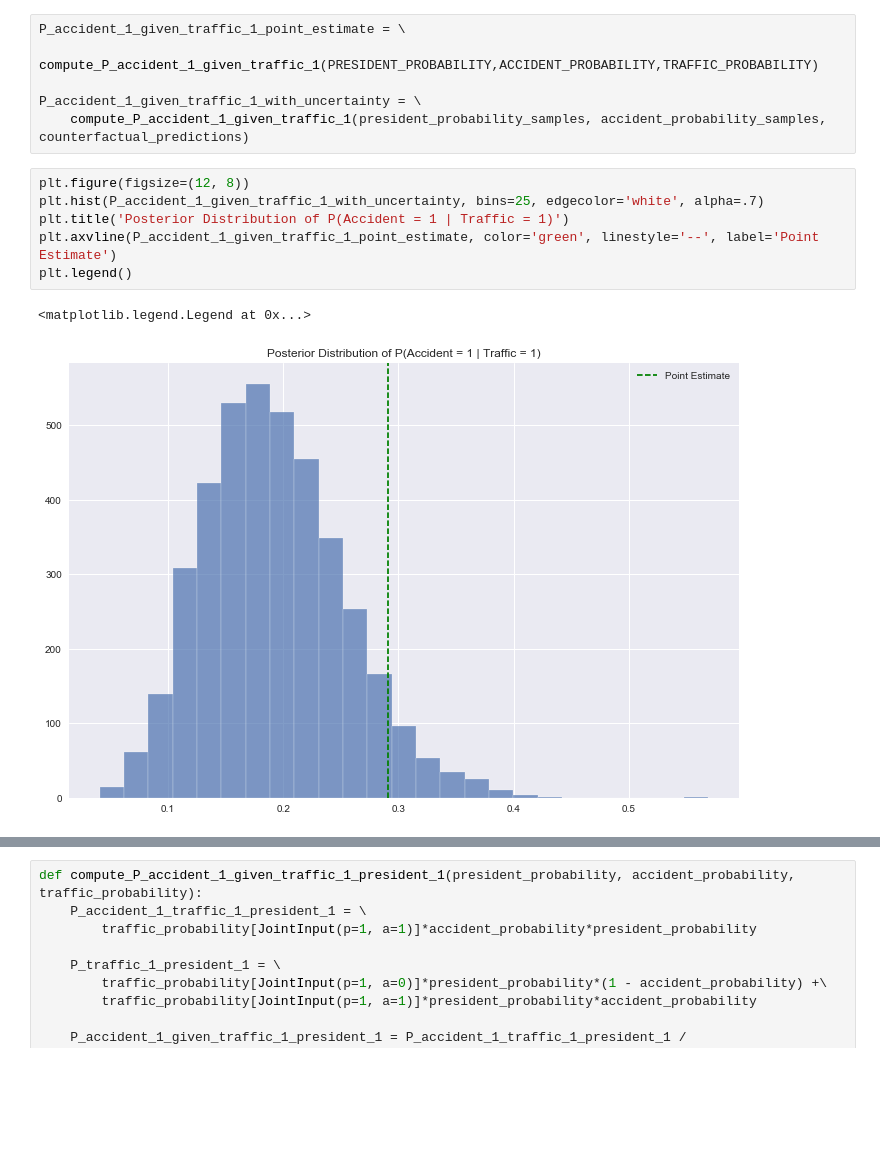
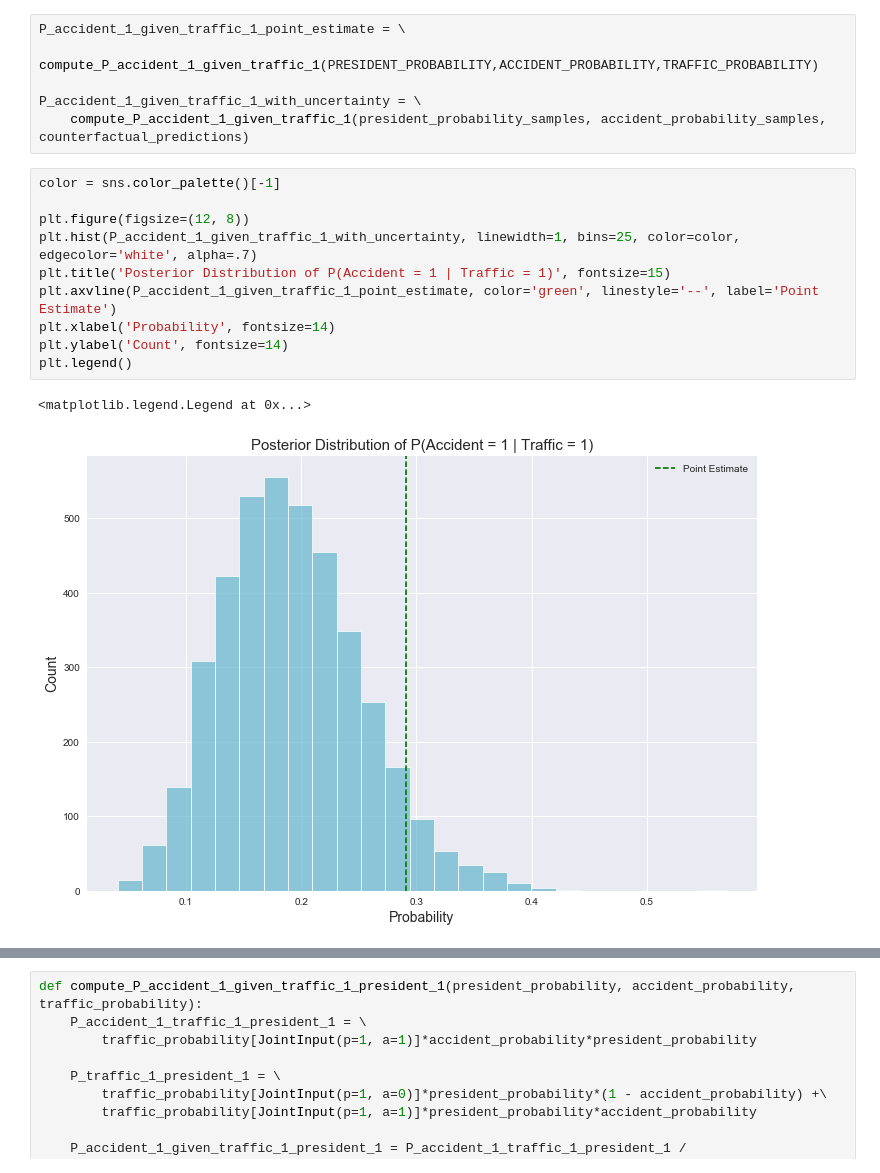
Before and after one commit to cavaunpeu/intercausal-reasoning, a Jupyter notebook: intercausal_reasoning.ipynb, the cells around one changed output, grey strips where cells are left out. Cells and saved outputs as stored; diff of their text form; blank space fills up the shorter version.

Commit message:
update colors, axis titles, fontsize on posterior distribution plots

```diff
--- a/intercausal_reasoning.ipynb
+++ b/intercausal_reasoning.ipynb
@@ -200,14 +200,18 @@ P_accident_1_given_traffic_1_point_estimate = \
 P_accident_1_given_traffic_1_with_uncertainty = \
     compute_P_accident_1_given_traffic_1(president_probability_samples, accident_probability_samples, counterfactual_predictions)
 # %%
+color = sns.color_palette()[-1]
+
 plt.figure(figsize=(12, 8))
-plt.hist(P_accident_1_given_traffic_1_with_uncertainty, bins=25, edgecolor='white', alpha=.7)
-plt.title('Posterior Distribution of P(Accident = 1 | Traffic = 1)')
+plt.hist(P_accident_1_given_traffic_1_with_uncertainty, linewidth=1, bins=25, color=color, edgecolor='white', alpha=.7)
+plt.title('Posterior Distribution of P(Accident = 1 | Traffic = 1)', fontsize=15)
 plt.axvline(P_accident_1_given_traffic_1_point_estimate, color='green', linestyle='--', label='Point Estimate')
+plt.xlabel('Probability', fontsize=14)
+plt.ylabel('Count', fontsize=14)
 plt.legend()
 # %% [output]
 <matplotlib.legend.Legend at 0x...>
-[figure, old version]
+[figure, new version]
 # %% [markdown]
 # $P(\text{Accident = 1}\ |\ \text{Traffic = 1}, \text{President = 1})$
 <br>
```
Also changed, not shown: parts of 1 cell of this notebook.
